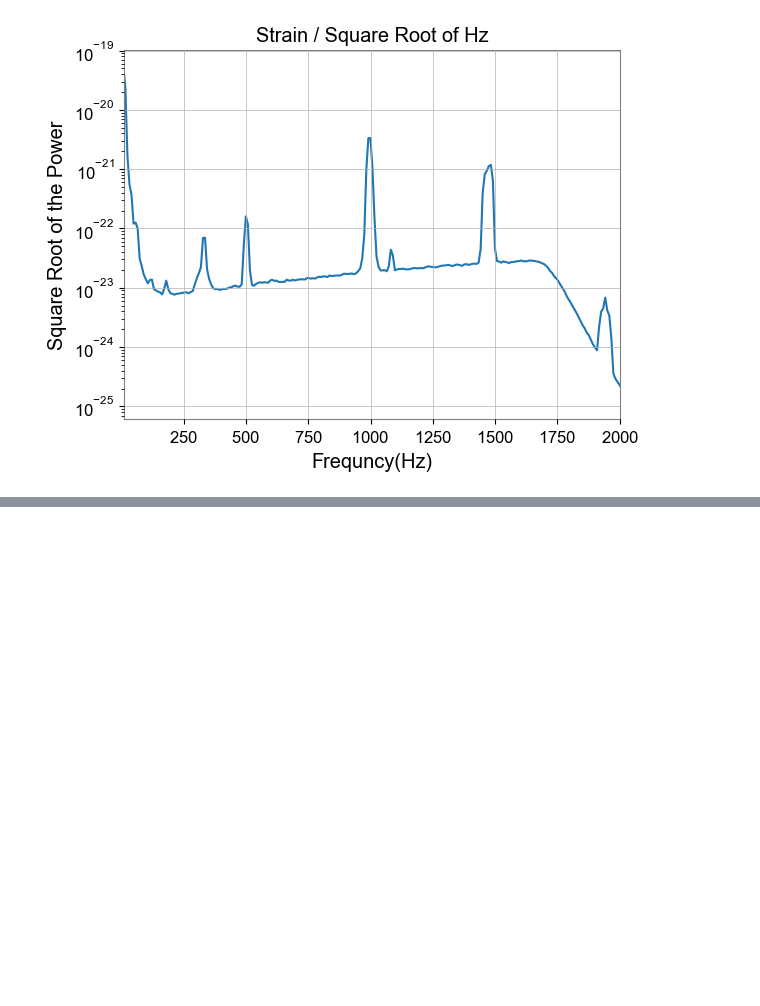
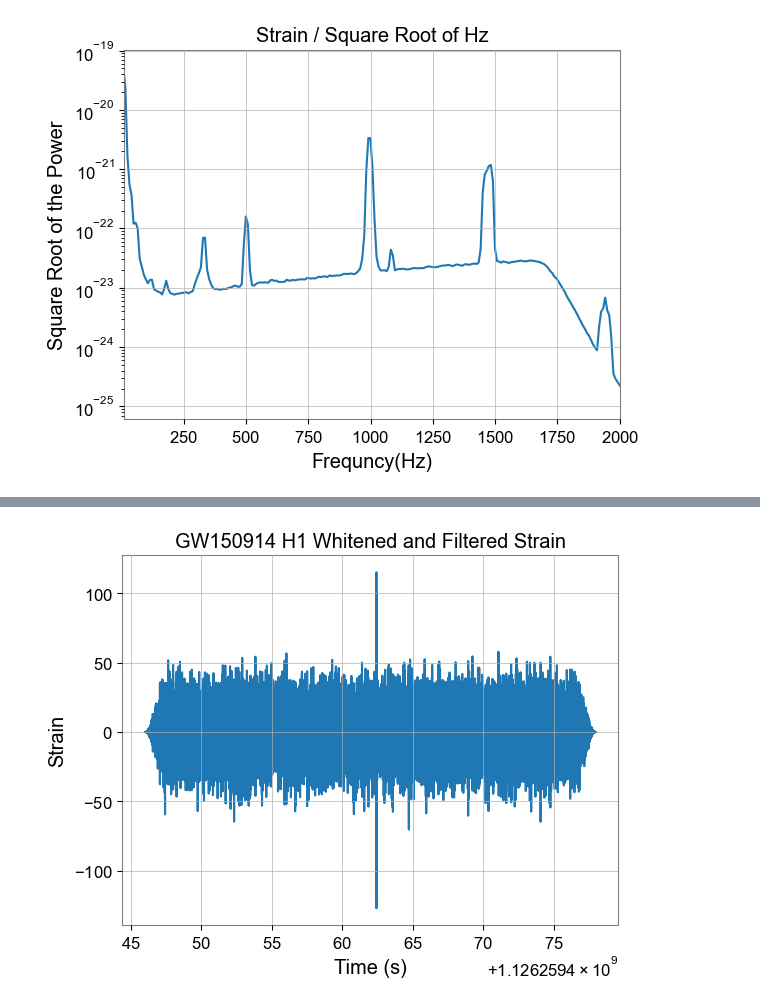
Before and after one commit to VanJessup-Dascher/ligo-gw-analysis, a Jupyter notebook: notebooks/02_ligo_data_exploration.ipynb, the cells around one changed output, grey strips where cells are left out. Cells and saved outputs as stored; diff of their text form; code cells hidden in the pictures; blank space fills up the shorter version.

```diff
--- a/notebooks/02_ligo_data_exploration.ipynb
+++ b/notebooks/02_ligo_data_exploration.ipynb
@@ -77,0 +99,16 @@ Above is the plot of the ASD of the H1 data from GW150914. The spike on the left
+# %%
+import numpy as np
+import math
+import matplotlib.pyplot as plt
+from scipy.signal import butter, filtfilt
+
+b, a = butter(4, [35, 350], btype='bandpass', fs=4096)
+h1_filtered = filtfilt(b, a, h1_whitened)
+
+plt.plot(h1data.times.value, h1_filtered)
+plt.title("GW150914 H1 Whitened and Filtered Strain")
+plt.xlabel("Time (s)")
+plt.ylabel("Strain")
+plt.show()
+# %% [output]
+[figure, added]
```
Also changed, not shown: parts of 5 cells of this notebook.
